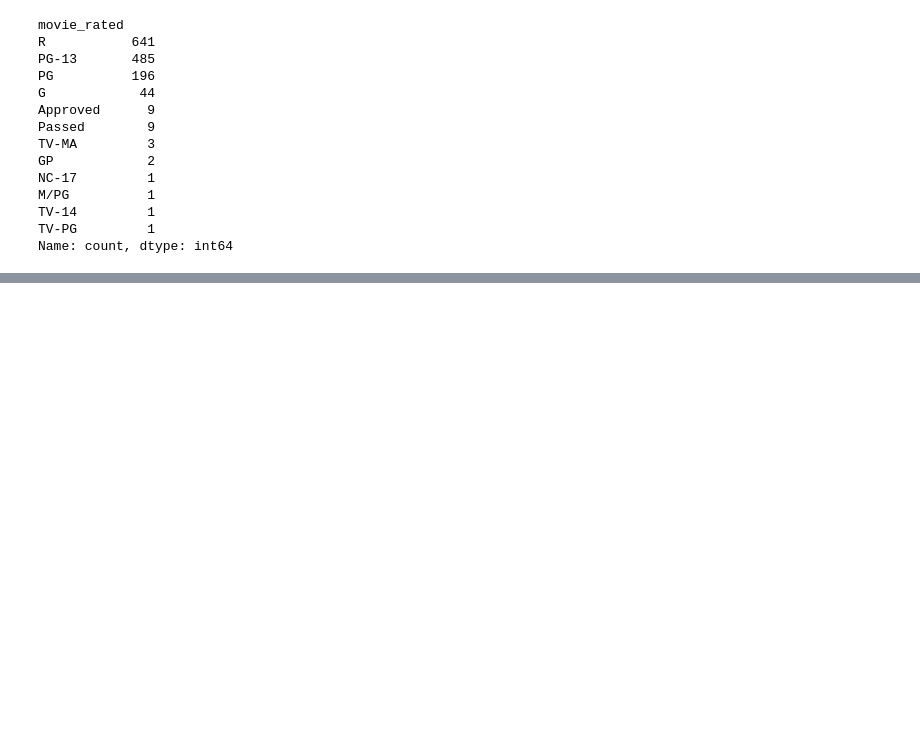
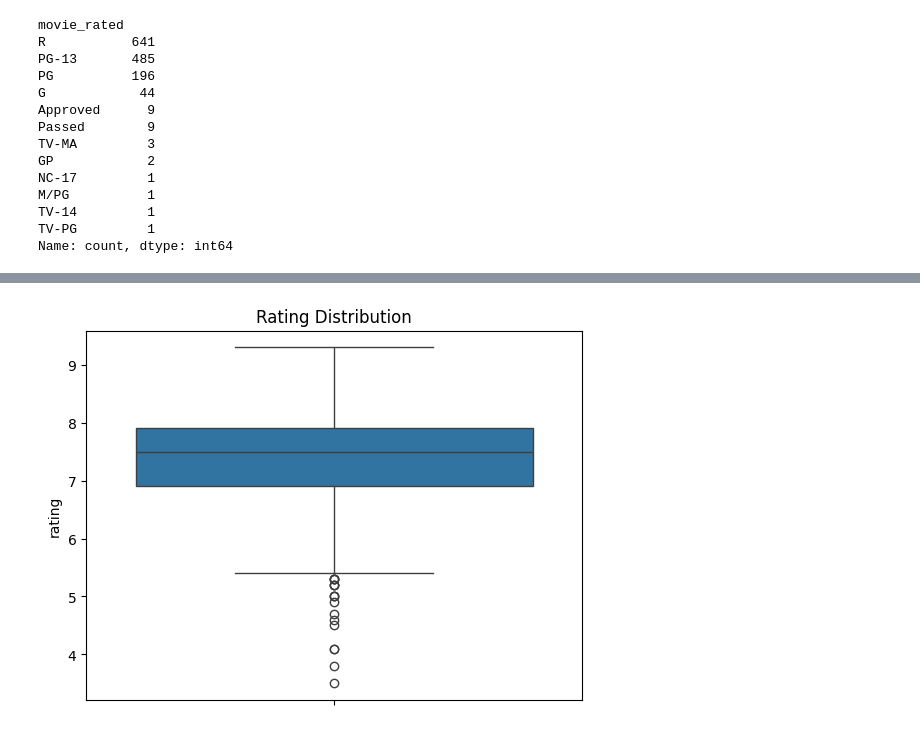
Before and after one commit to Jay-Thoriya/All-ML-Models, a Jupyter notebook: archive/multiclass_genre_prediction.ipynb, the cells around one changed output, grey strips where cells are left out. Cells and saved outputs as stored; diff of their text form; code cells hidden in the pictures; blank space fills up the shorter version.

```diff
--- a/archive/multiclass_genre_prediction.ipynb
+++ b/archive/multiclass_genre_prediction.ipynb
@@ -323,0 +369,10 @@ Name: count, dtype: int64
+# %%
+#seperating genres
+df['genres'] = df['genres'].apply(lambda x: x.split('; ')[:-1])
+# %%
+
+sns.boxplot(df['rating'])
+plt.title("Rating Distribution")
+plt.show()
+# %% [output]
+[figure, added]
```
Also changed, not shown: parts of 11 cells of this notebook.
